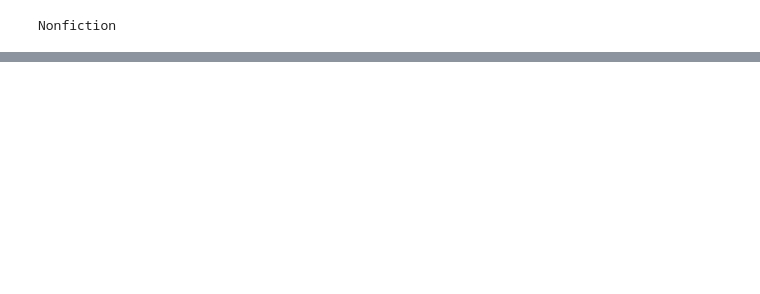
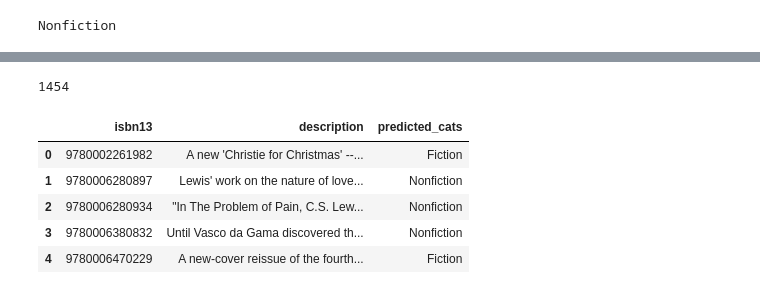
Before and after one commit to F-Bafti/Data_Science_ML_AI_Projects, a Jupyter notebook: Book_Recommender/Text_classification.ipynb, the cells around one changed output, grey strips where cells are left out. Cells and saved outputs as stored; diff of their text form; code cells hidden in the pictures; blank space fills up the shorter version.

```diff
--- a/Book_Recommender/Text_classification.ipynb
+++ b/Book_Recommender/Text_classification.ipynb
@@ -28,7 +28,7 @@ books['categories'].value_counts().reset_index().query('count > 50')
 | 10 | Science | 56 |
 | 11 | Poetry | 51 |
 # %%
-pd.set_option("display.max_colwidth", None)
+# pd.set_option("display.ma x_colwidth", None)
 # %%
 books[books['categories']=="Juvenile Fiction"][['title','categories', 'description']]
 # %% [output]
@@ -67,7 +67,7 @@ category_mapping = {
     'Religion': "Nonfiction",
     'Comics & Graphic Novels': "Fiction",
     'Drama': "Fiction",
-    'Juvenile nonfiction': "Children's Nonfiction",
+    'Juvenile Nonfiction': "Children's Nonfiction",
     'Science': "Nonfiction",
     'Poetry': "Fiction"
 }
@@ -127,0 +176,3 @@ def generate_predictions(sequence, categories):
+# %%
+missing_simple_cats = books[books.simple_categories.isna()][['isbn13', 'description']].reset_index(drop=True)
+missing_simple_cats.head()
@@ -127,0 +186,15 @@ def generate_predictions(sequence, categories):
+# %%
+predicted_cats = [generate_predictions(des, fiction_categories) for des in missing_simple_cats['description']]
+print(len(predicted_cats))
+# %% [output]
+1454
+# %%
+missing_simple_cats['predicted_cats'] = predicted_cats
+missing_simple_cats.head()
+# %% [output]
+|  | isbn13 | description | predicted_cats |
+| 0 | 9780002261982 | A new 'Christie for Christmas' --... | Fiction |
+| 1 | 9780006280897 | Lewis' work on the nature of love... | Nonfiction |
+| 2 | 9780006280934 | "In The Problem of Pain, C.S. Lew... | Nonfiction |
+| 3 | 9780006380832 | Until Vasco da Gama discovered th... | Nonfiction |
+| 4 | 9780006470229 | A new-cover reissue of the fourth... | Fiction |
```
Also changed, not shown: parts of 19 cells of this notebook, 5 other files.
